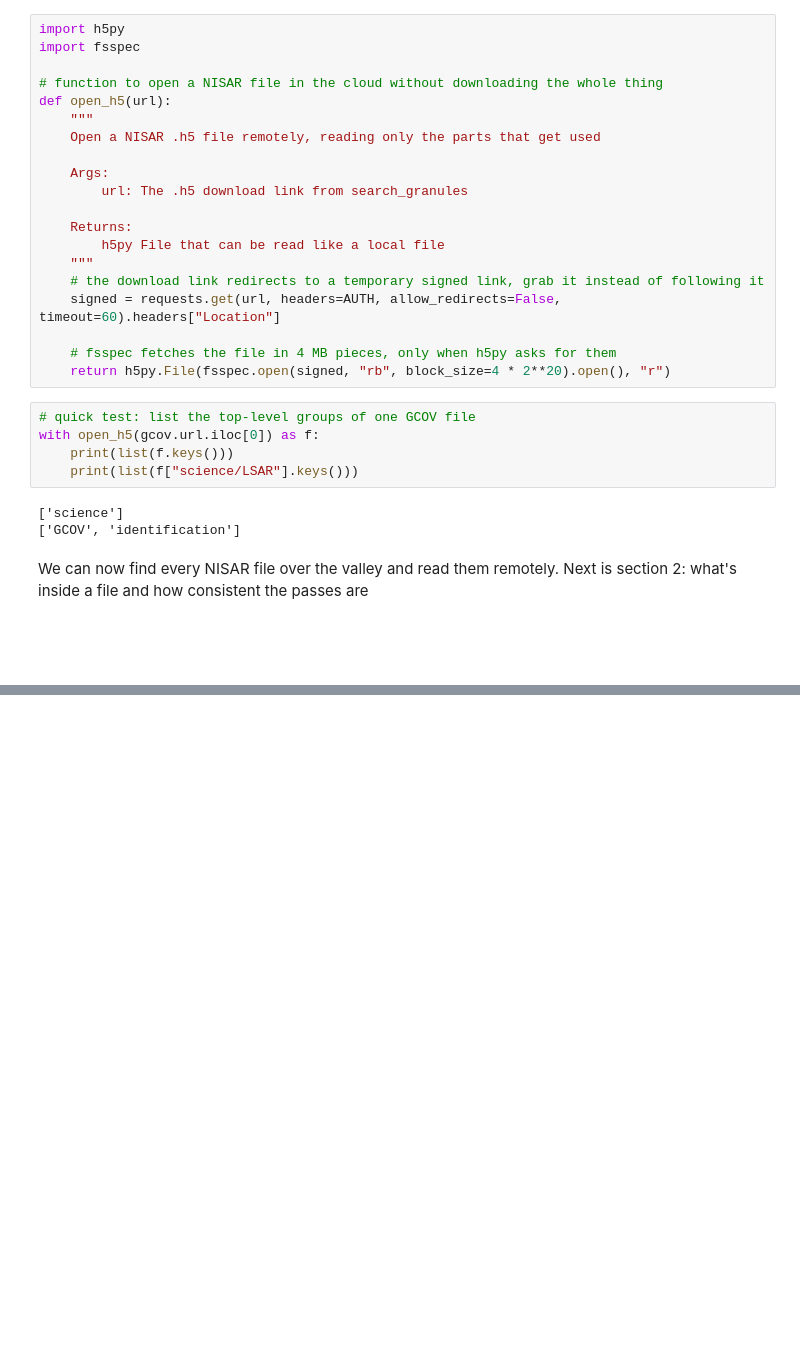
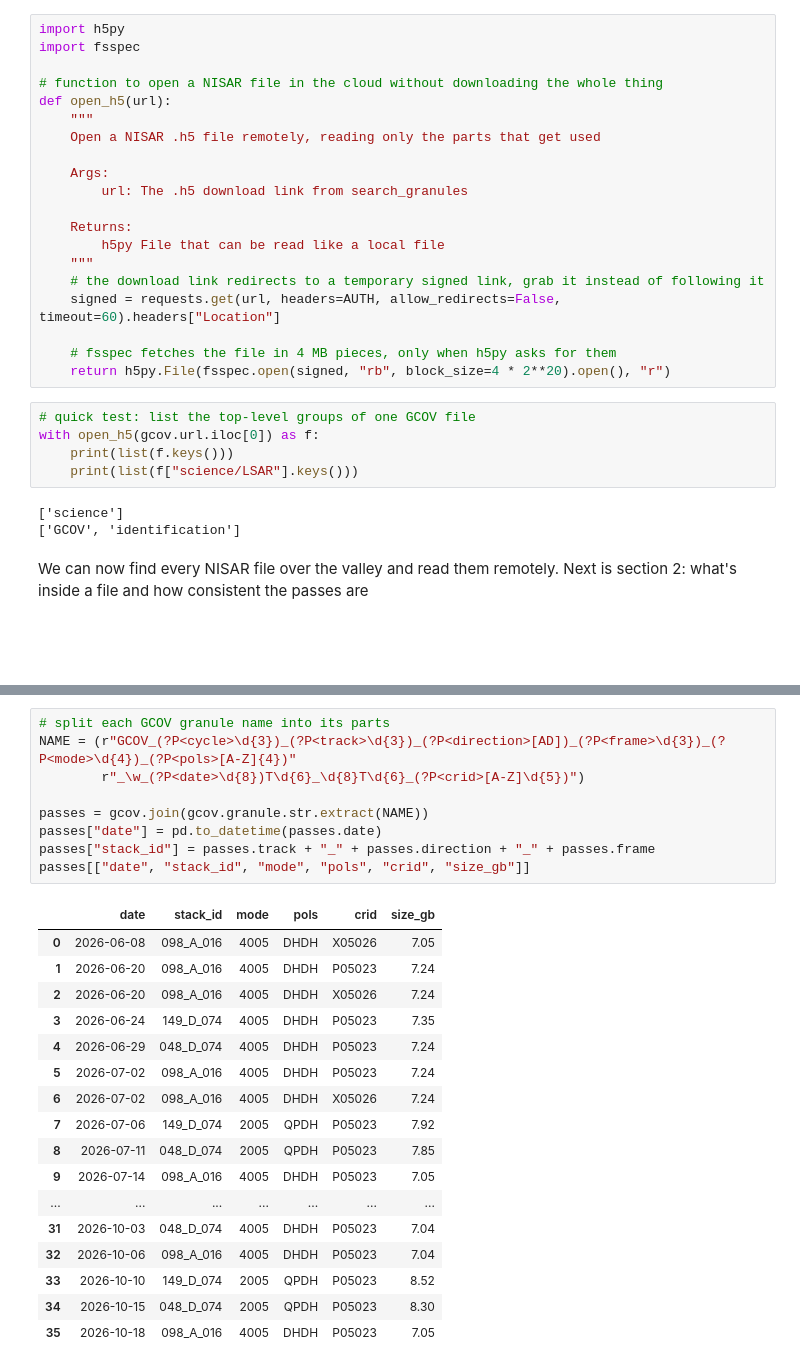
Before and after one commit to danesheppard/PanoptiCrew-NASA-Hackathon-2026, a Jupyter notebook: dataScience/notebooks/case1.ipynb, the cells around one changed output, grey strips where cells are left out. Saved outputs shown, nothing was run; the diff lists cells and outputs as text; blank space fills up the shorter version.

```diff
--- a/dataScience/notebooks/case1.ipynb
+++ b/dataScience/notebooks/case1.ipynb
@@ -260,0 +383,27 @@ We can now find every NISAR file over the valley and read them remotely. Next is
+# %%
+# split each GCOV granule name into its parts
+NAME = (r"GCOV_(?P<cycle>\d{3})_(?P<track>\d{3})_(?P<direction>[AD])_(?P<frame>\d{3})_(?P<mode>\d{4})_(?P<pols>[A-Z]{4})"
+        r"_\w_(?P<date>\d{8})T\d{6}_\d{8}T\d{6}_(?P<crid>[A-Z]\d{5})")
+
+passes = gcov.join(gcov.granule.str.extract(NAME))
+passes["date"] = pd.to_datetime(passes.date)
+passes["stack_id"] = passes.track + "_" + passes.direction + "_" + passes.frame
+passes[["date", "stack_id", "mode", "pols", "crid", "size_gb"]]
+# %% [output]
+|  | date | stack_id | mode | pols | crid | size_gb |
+| 0 | 2026-06-08 | 098_A_016 | 4005 | DHDH | X05026 | 7.05 |
+| 1 | 2026-06-20 | 098_A_016 | 4005 | DHDH | P05023 | 7.24 |
+| 2 | 2026-06-20 | 098_A_016 | 4005 | DHDH | X05026 | 7.24 |
+| 3 | 2026-06-24 | 149_D_074 | 4005 | DHDH | P05023 | 7.35 |
+| 4 | 2026-06-29 | 048_D_074 | 4005 | DHDH | P05023 | 7.24 |
+| 5 | 2026-07-02 | 098_A_016 | 4005 | DHDH | P05023 | 7.24 |
+| 6 | 2026-07-02 | 098_A_016 | 4005 | DHDH | X05026 | 7.24 |
+| 7 | 2026-07-06 | 149_D_074 | 2005 | QPDH | P05023 | 7.92 |
+| 8 | 2026-07-11 | 048_D_074 | 2005 | QPDH | P05023 | 7.85 |
+| 9 | 2026-07-14 | 098_A_016 | 4005 | DHDH | P05023 | 7.05 |
+| ... | ... | ... | ... | ... | ... | ... |
+| 31 | 2026-10-03 | 048_D_074 | 4005 | DHDH | P05023 | 7.04 |
+| 32 | 2026-10-06 | 098_A_016 | 4005 | DHDH | P05023 | 7.04 |
+| 33 | 2026-10-10 | 149_D_074 | 2005 | QPDH | P05023 | 8.52 |
+| 34 | 2026-10-15 | 048_D_074 | 2005 | QPDH | P05023 | 8.30 |
+| 35 | 2026-10-18 | 098_A_016 | 4005 | DHDH | P05023 | 7.05 |
```
Also changed, not shown: parts of 38 cells of this notebook.
